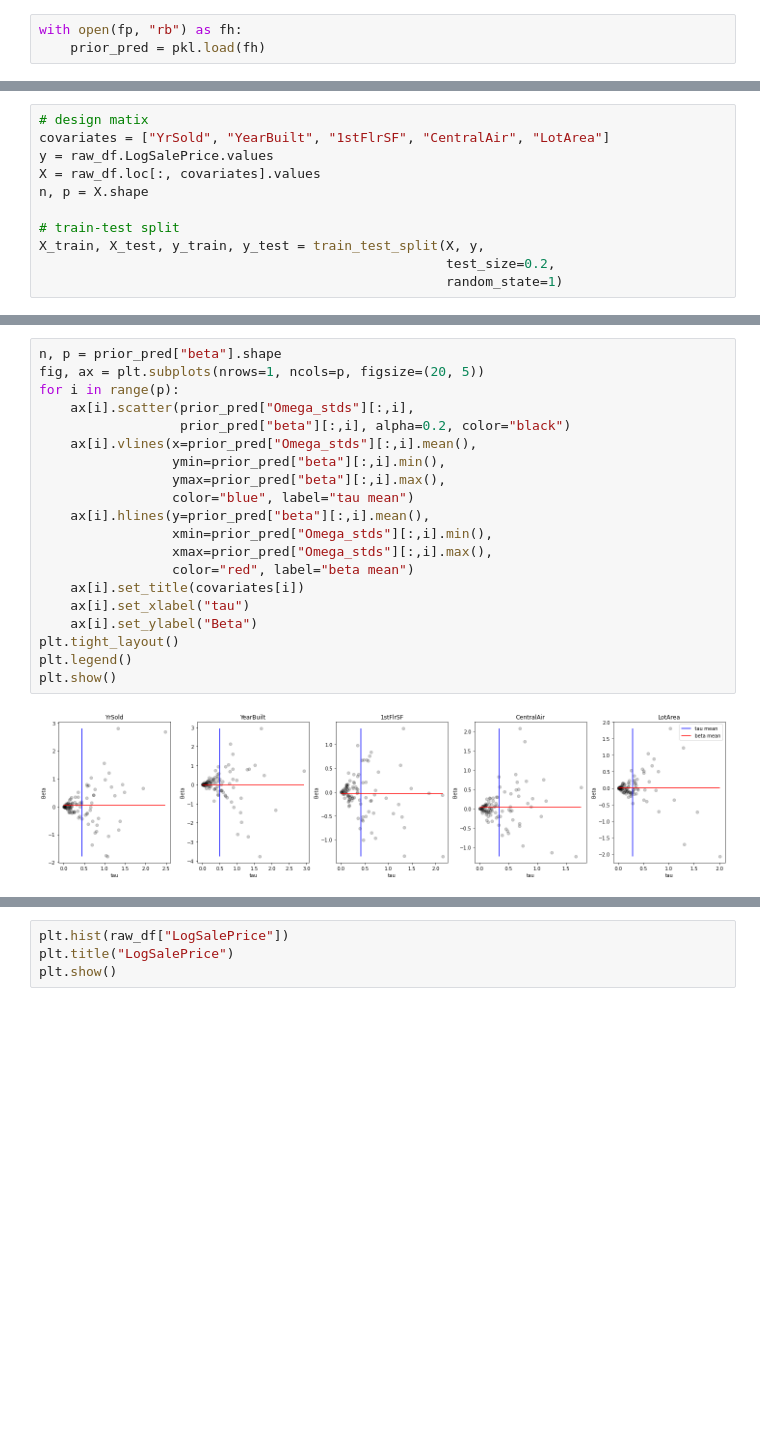
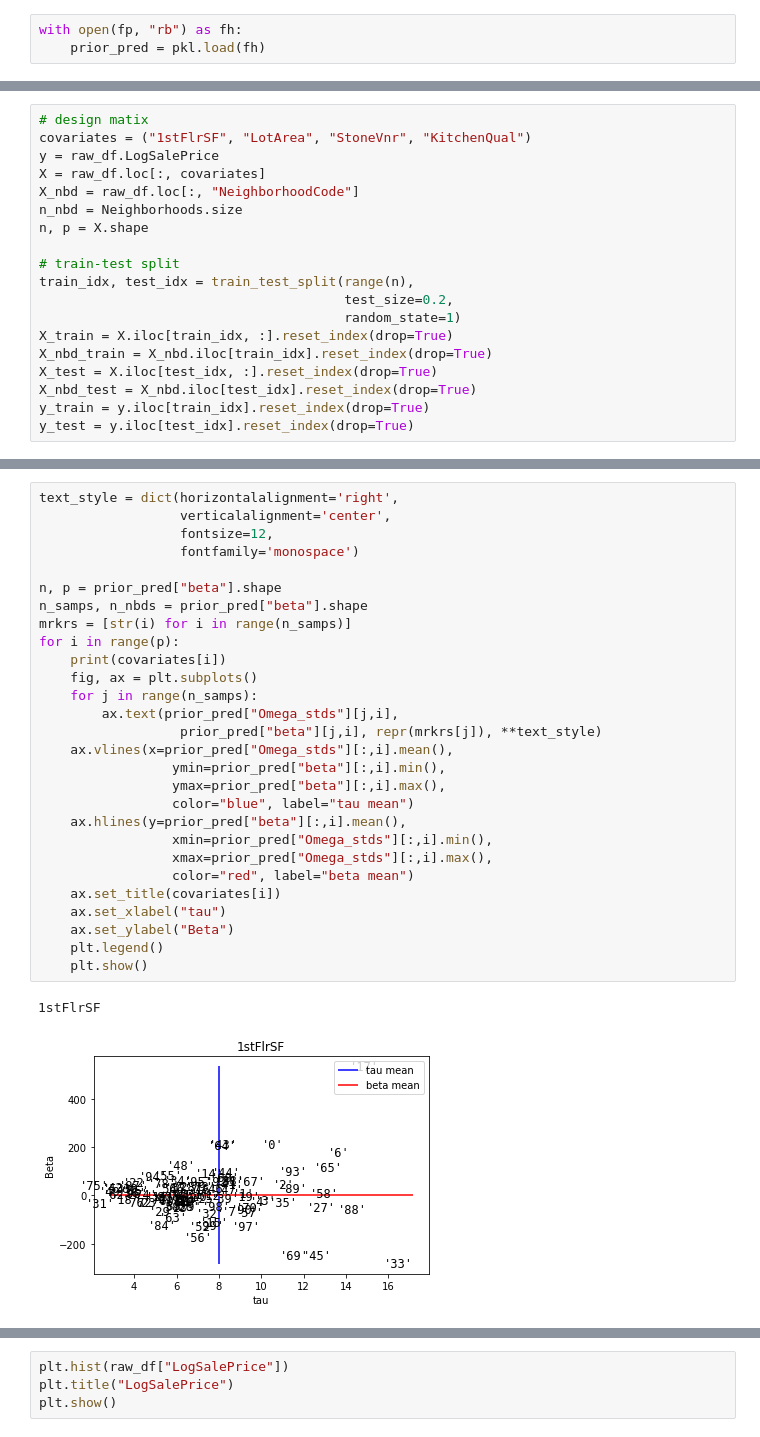
Before and after one commit to samvoisin/bayesian-hp, a Jupyter notebook: notebooks/prior_pred_checks.ipynb, the cells around one changed output, grey strips where cells are left out. Cells and saved outputs as stored; diff of their text form; blank space fills up the shorter version.

```diff
--- a/notebooks/prior_pred_checks.ipynb
+++ b/notebooks/prior_pred_checks.ipynb
@@ -27,15 +51,23 @@ d_cols = ["Utilities"]
 raw_df.drop(columns=d_cols, inplace=True)
 # %%
 # design matix
-covariates = ["YrSold", "YearBuilt", "1stFlrSF", "CentralAir", "LotArea"]
-y = raw_df.LogSalePrice.values
-X = raw_df.loc[:, covariates].values
+covariates = ("1stFlrSF", "LotArea", "StoneVnr", "KitchenQual")
+y = raw_df.LogSalePrice
+X = raw_df.loc[:, covariates]
+X_nbd = raw_df.loc[:, "NeighborhoodCode"]
+n_nbd = Neighborhoods.size
 n, p = X.shape
 
 # train-test split
-X_train, X_test, y_train, y_test = train_test_split(X, y,
-                                                    test_size=0.2,
-                                                    random_state=1)
+train_idx, test_idx = train_test_split(range(n),
+                                       test_size=0.2,
+                                       random_state=1)
+X_train = X.iloc[train_idx, :].reset_index(drop=True)
+X_nbd_train = X_nbd.iloc[train_idx].reset_index(drop=True)
+X_test = X.iloc[test_idx, :].reset_index(drop=True)
+X_nbd_test = X_nbd.iloc[test_idx].reset_index(drop=True)
+y_train = y.iloc[train_idx].reset_index(drop=True)
+y_test = y.iloc[test_idx].reset_index(drop=True)
 # %%
 list(prior_pred.keys())
 # %% [output]
@@ -55,22 +88,31 @@ list(prior_pred.keys())
 # %%
+text_style = dict(horizontalalignment='right',
+                  verticalalignment='center',
+                  fontsize=12,
+                  fontfamily='monospace')
+
 n, p = prior_pred["beta"].shape
-fig, ax = plt.subplots(nrows=1, ncols=p, figsize=(20, 5))
+n_samps, n_nbds = prior_pred["beta"].shape
+mrkrs = [str(i) for i in range(n_samps)]
 for i in range(p):
-    ax[i].scatter(prior_pred["Omega_stds"][:,i],
-                  prior_pred["beta"][:,i], alpha=0.2, color="black")
-    ax[i].vlines(x=prior_pred["Omega_stds"][:,i].mean(),
+    print(covariates[i])
+    fig, ax = plt.subplots()
+    for j in range(n_samps):
+        ax.text(prior_pred["Omega_stds"][j,i],
+                  prior_pred["beta"][j,i], repr(mrkrs[j]), **text_style)
+    ax.vlines(x=prior_pred["Omega_stds"][:,i].mean(),
                  ymin=prior_pred["beta"][:,i].min(),
                  ymax=prior_pred["beta"][:,i].max(),
                  color="blue", label="tau mean")
-    ax[i].hlines(y=prior_pred["beta"][:,i].mean(),
+    ax.hlines(y=prior_pred["beta"][:,i].mean(),
                  xmin=prior_pred["Omega_stds"][:,i].min(),
                  xmax=prior_pred["Omega_stds"][:,i].max(),
                  color="red", label="beta mean")
-    ax[i].set_title(covariates[i])
-    ax[i].set_xlabel("tau")
-    ax[i].set_ylabel("Beta")
-plt.tight_layout()
-plt.legend()
-plt.show()
+    ax.set_title(covariates[i])
+    ax.set_xlabel("tau")
+    ax.set_ylabel("Beta")
+    plt.legend()
+    plt.show()
 # %% [output]
+1stFlrSF
-[figure, old version]
+[figure, new version]
```
Also changed, not shown: parts of 13 cells of this notebook, 22 other files.
